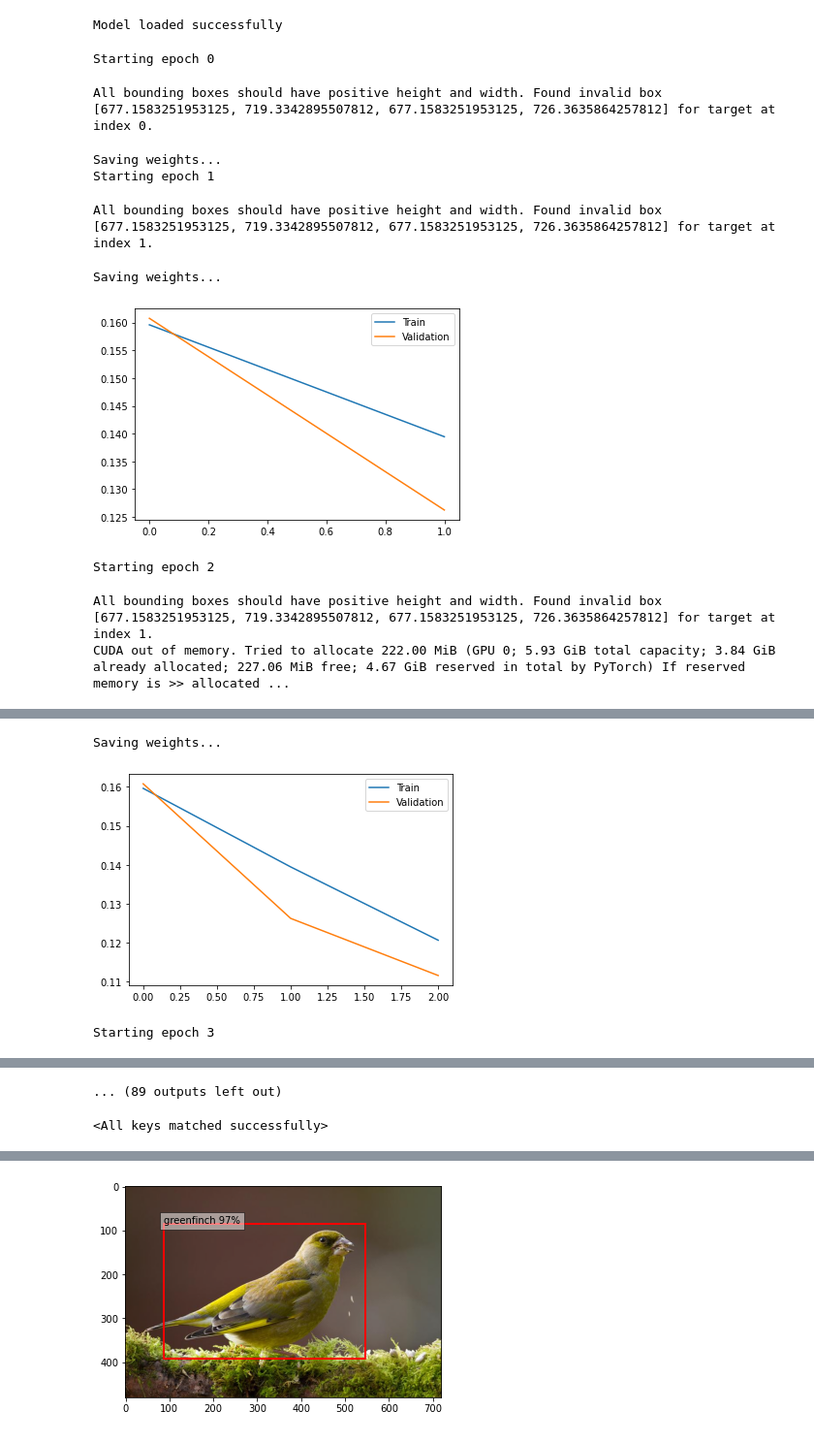
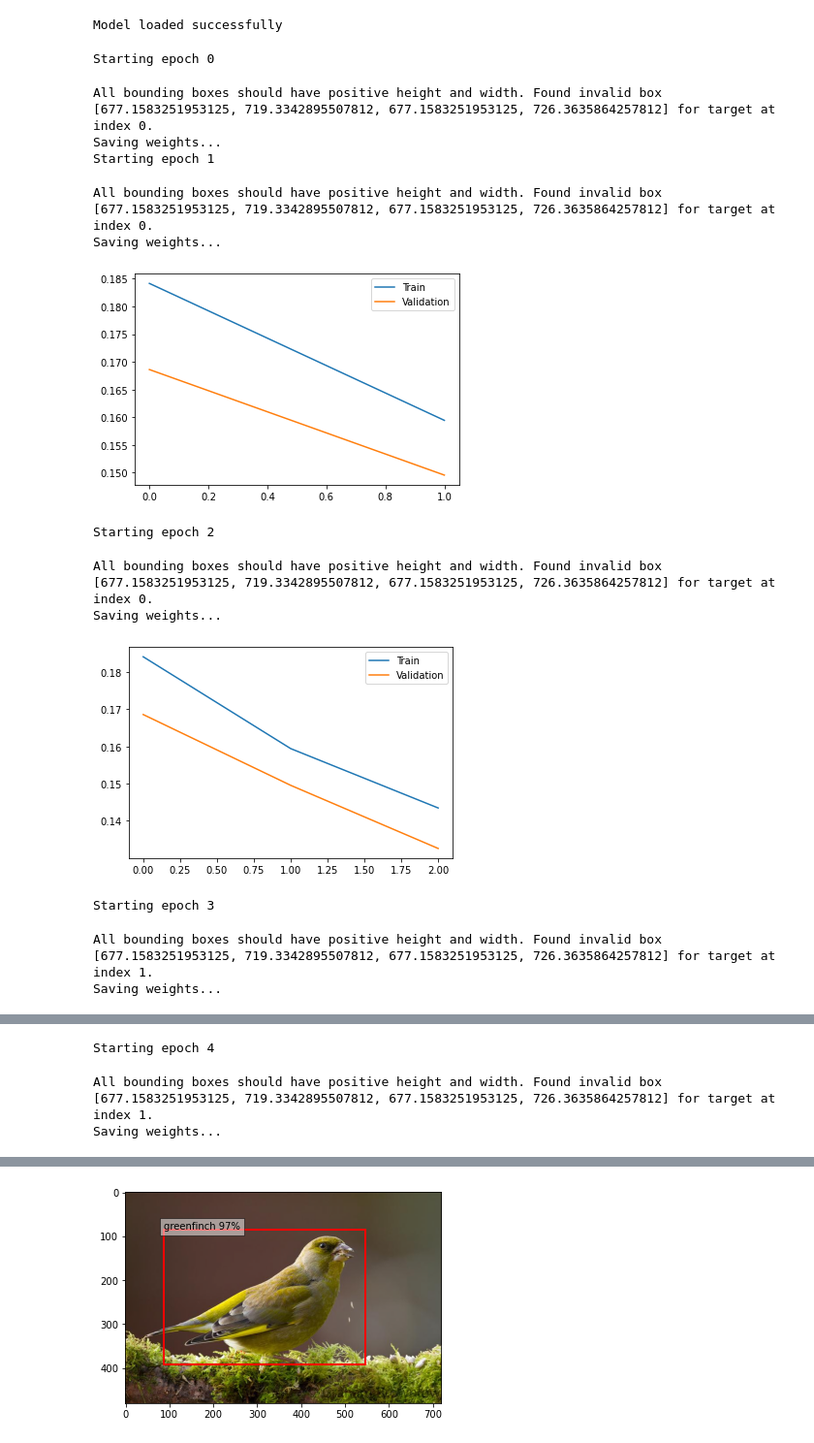
Before and after one commit to CostiaB/Birds_Detection, a Jupyter notebook: birds_project.ipynb, the cells around one changed output, grey strips where cells are left out. Shown: that part at 97% size. Cells and saved outputs as stored; diff of their text form; code cells hidden in the pictures.

```diff
--- a/birds_project.ipynb
+++ b/birds_project.ipynb
@@ -83,7 +82,7 @@ labels_dict = {1: 'Eurasian_jay',
  11: 'hawfinch',
  12: 'willow_tit',
  13: 'Fieldfare',
- 14: 'Common chaffinch'}
+ 14: 'Common_chaffinch'}
 n_classes = len(labels_dict)  # number of classes
 # %%
 def collate_fn(batch):
@@ -236,7 +235,7 @@ print("Model loaded successfully")
 # %% [output]
 Model loaded successfully
 # %%
-number_epochs = 30   #TODO: Choose
+number_epochs = 20   #TODO: Choose
 params = [p for p in model.parameters() if p.requires_grad]
 optimizer = torch.optim.SGD(params, lr=0.01, momentum=0.9)#TODO: Choose, momentum=#TODO: Choose)
 
@@ -275,42 +274,51 @@ for epoch in range(number_epochs):
 
         train_loss[epoch] += losses.cpu().data
     train_loss[epoch] /= len(train_dataset)
 
     if epoch > 0:
         train_plt, = plt.plot(train_loss, label = 'Train')
 
   #TODO: compute the loss on the validation set and fill val_loss[epoch]
   #model.eval()
     val_loss.append(0)
     with torch.no_grad():
         for images, labels in tqdm(val_batch_gen):
             images = list(image.to(device) for image in images)
             labels = [{k: v.to(device) for k, v in t.items()} for t in labels]
+            try:
+                loss_dict = model(images, labels)
+      #print(type(loss_dict), len(loss_dict), loss_dict)
+                losses = sum(loss for loss in loss_dict.values())
+                val_loss[epoch] += losses.cpu().data
+            except (ValueError, RuntimeError) as e:
+                print(e)
+                failed_img, failed_labels = images, labels
+                next
 
-            loss_dict = model(images, labels)
-      #print(type(loss_dict), len(loss_dict), loss_dict)
-            losses = sum(loss for loss in loss_dict.values())
-            val_loss[epoch] += losses.cpu().data
         val_loss[epoch] /= len(val_dataset)
     if val_loss[-1] < best_loss:
         print('Saving weights...')
         best_loss = val_loss[-1]
-        torch.save(model.state_dict(), '/home/costia/birds/best_model.pt')
+        torch.save(model.state_dict(), '/home/costia/birds/best_model_10jan.pt')
 
 
     if epoch > 0:
         val_plt, = plt.plot(val_loss, label = 'Validation')
         plt.legend(handles=[train_plt, val_plt])
         plt.show()
     torch.cuda.empty_cache()
 # %% [output]
 Starting epoch 0
 All bounding boxes should have positive height and width. Found invalid box [677.1583251953125, 719.3342895507812, 677.1583251953125, 726.3635864257812] for target at index 0.
+Saving weights...
+Starting epoch 1
+All bounding boxes should have positive height and width. Found invalid box [677.1583251953125, 719.3342895507812, 677.1583251953125, 726.3635864257812] for target at index 0.
 Saving weights...
-Starting epoch 1
+[figure, new version]
-All bounding boxes should have positive height and width. Found invalid box [677.1583251953125, 719.3342895507812, 677.1583251953125, 726.3635864257812] for target at index 1.
+Starting epoch 2
+All bounding boxes should have positive height and width. Found invalid box [677.1583251953125, 719.3342895507812, 677.1583251953125, 726.3635864257812] for target at index 0.
 Saving weights...
-[figure, old version]
+[figure, new version]
-Starting epoch 2
+Starting epoch 3
 All bounding boxes should have positive height and width. Found invalid box [677.1583251953125, 719.3342895507812, 677.1583251953125, 726.3635864257812] for target at index 1.
-CUDA out of memory. Tried to allocate 222.00 MiB (GPU 0; 5.93 GiB total capacity; 3.84 GiB already allocated; 227.06 MiB free; 4.67 GiB reserved in total by PyTorch) If reserved memory is >> allocated ...
+Saving weights...
@@ -317,3 +326,3 @@ CUDA out of memory. Tried to allocate 222.00 MiB (GPU 0; 5.93 GiB total capacity
-Saving weights...
+Starting epoch 4
-[figure, old version]
-Starting epoch 3
+All bounding boxes should have positive height and width. Found invalid box [677.1583251953125, 719.3342895507812, 677.1583251953125, 726.3635864257812] for target at index 1.
+Saving weights...
@@ -324,7 +330,2 @@ All bounding boxes should have positive height and width. Found invalid box [677
-... (89 outputs left out)
 # %%
 torch.save(model.state_dict(), '/home/costia/birds/model_g3000_10_ep.pt')
-# %%
-model.load_state_dict(torch.load('/home/costia/birds/best_model.pt'))
-# %% [output]
-<All keys matched successfully>
```
Also changed, not shown: parts of 6 cells of this notebook.
